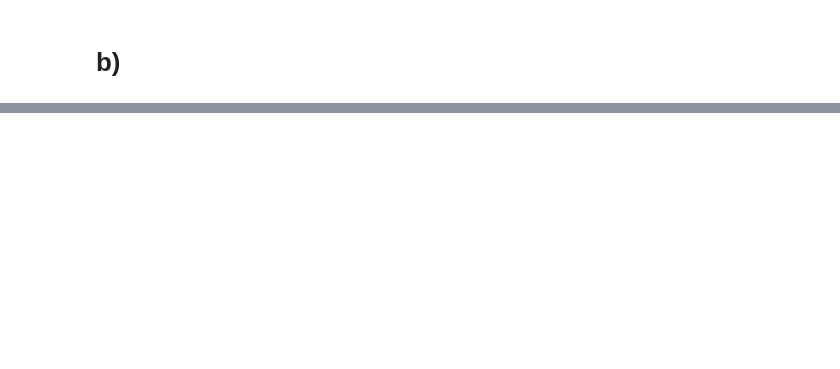
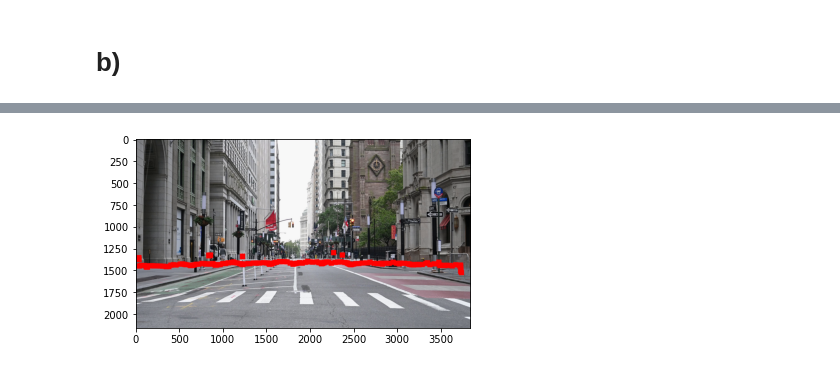
Before and after one commit to joaorura/visao_computacional_quinta_lista, a Jupyter notebook: segunda_questao.ipynb, the cells around one changed output, grey strips where cells are left out. Drawn from its saved outputs; the diff is of its cells as text; code cells hidden in the pictures; blank space fills up the shorter version.

```diff
--- a/segunda_questao.ipynb
+++ b/segunda_questao.ipynb
@@ -104,0 +122,19 @@ None
+# %%
+# Transforma o video em imagens para ser usado no modelo
+
+def get_frames(path):
+    vidcap = cv2.VideoCapture(path)
+    vidcap.set(cv2.CAP_PROP_FRAME_WIDTH, 1280)
+    vidcap.set(cv2.CAP_PROP_FRAME_HEIGHT, 720)
+    lista_results = []
+
+    success,image = vidcap.read()
+    while success:
+        image = cv2.cvtColor(image, cv2.COLOR_BGR2RGB)
+        lista_results.append(image)
+        success,image = vidcap.read()
+
+    return lista_results
+# %%
+# Pega todos os frames
+results = get_frames('videos/cross.mp4')
@@ -104,0 +173,13 @@ None
+# %%
+# Pinta o caminho na imagem
+
+img = results[0].copy()
+for i in a:
+    print_area(img, i, 30)
+# %%
+# Exibe a imagem
+
+plt.imshow(img)
+plt.show()
+# %% [output]
+[figure, added]
```
Also changed, not shown: parts of 20 cells of this notebook.
